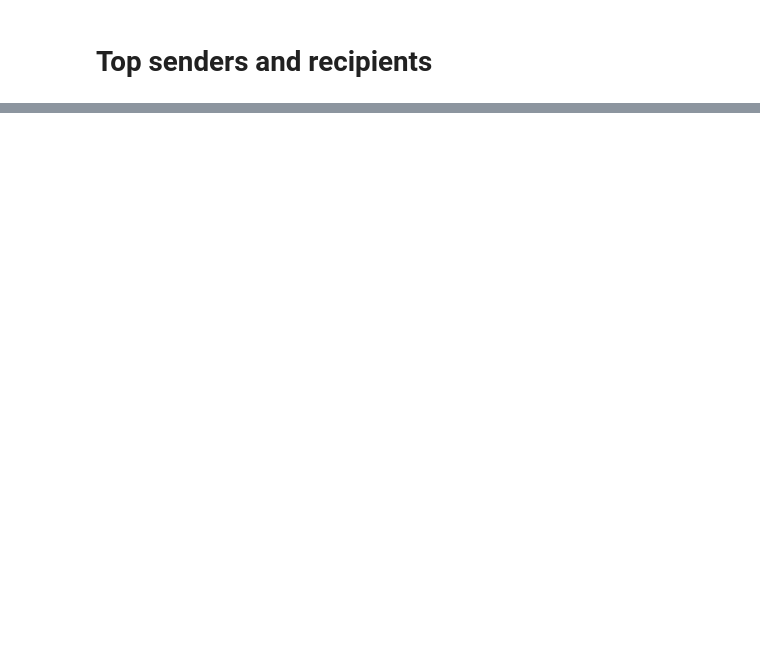
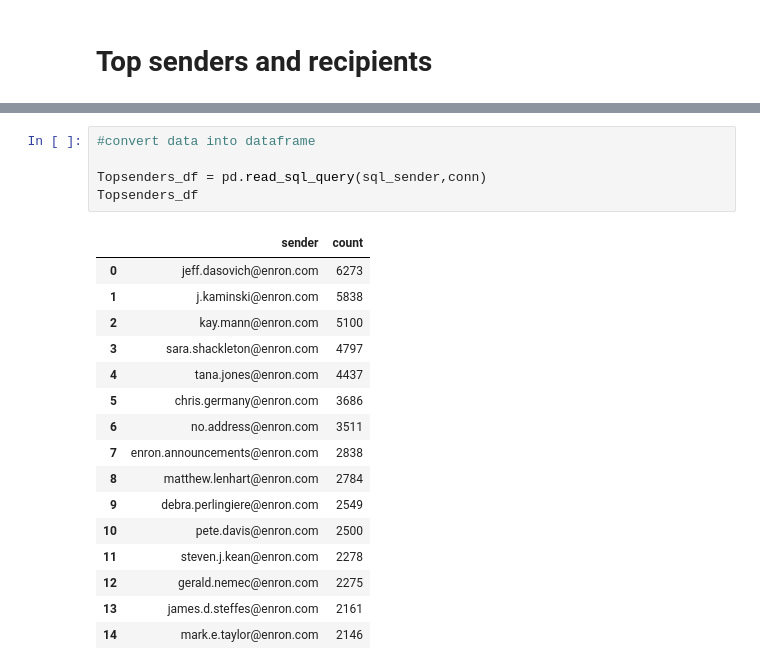
Before and after one commit to Ashlay01/Ash21212022, a Jupyter notebook: Copy_of_download_enron_data.ipynb, the cells around one changed output, grey strips where cells are left out. Saved outputs shown, nothing was run; the diff lists cells and outputs as text; blank space fills up the shorter version.

```diff
--- a/Copy_of_download_enron_data.ipynb
+++ b/Copy_of_download_enron_data.ipynb
@@ -467,0 +486,22 @@ plt.show()
+# %%
+#convert data into dataframe
+
+Topsenders_df = pd.read_sql_query(sql_sender,conn)
+Topsenders_df
+# %% [output]
+|  | sender | count |
+| 0 | jeff.dasovich@enron.com | 6273 |
+| 1 | j.kaminski@enron.com | 5838 |
+| 2 | kay.mann@enron.com | 5100 |
+| 3 | sara.shackleton@enron.com | 4797 |
+| 4 | tana.jones@enron.com | 4437 |
+| 5 | chris.germany@enron.com | 3686 |
+| 6 | no.address@enron.com | 3511 |
+| 7 | enron.announcements@enron.com | 2838 |
+| 8 | matthew.lenhart@enron.com | 2784 |
+| 9 | debra.perlingiere@enron.com | 2549 |
+| 10 | pete.davis@enron.com | 2500 |
+| 11 | steven.j.kean@enron.com | 2278 |
+| 12 | gerald.nemec@enron.com | 2275 |
+| 13 | james.d.steffes@enron.com | 2161 |
+| 14 | mark.e.taylor@enron.com | 2146 |
```
Also changed, not shown: parts of 20 cells of this notebook.
